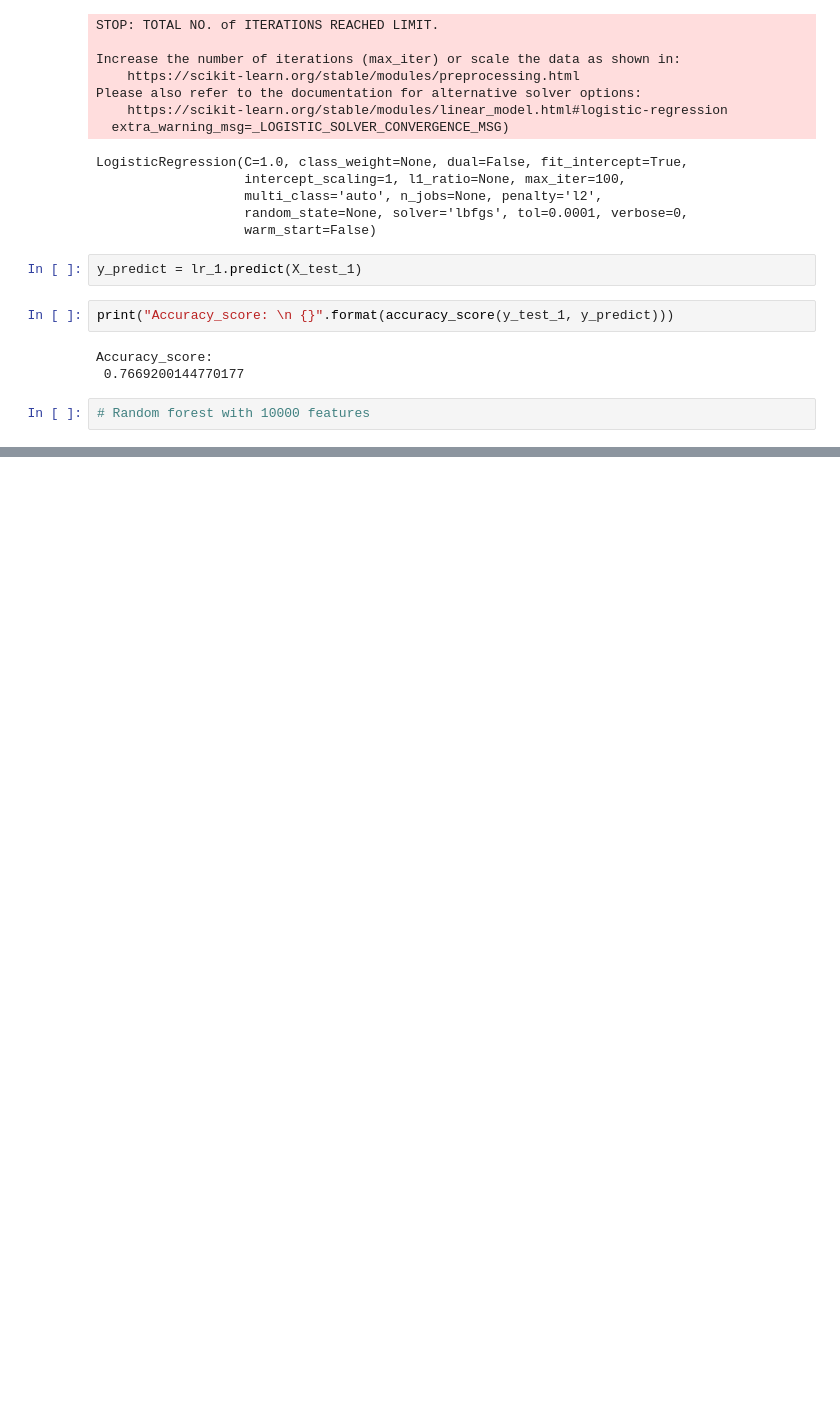
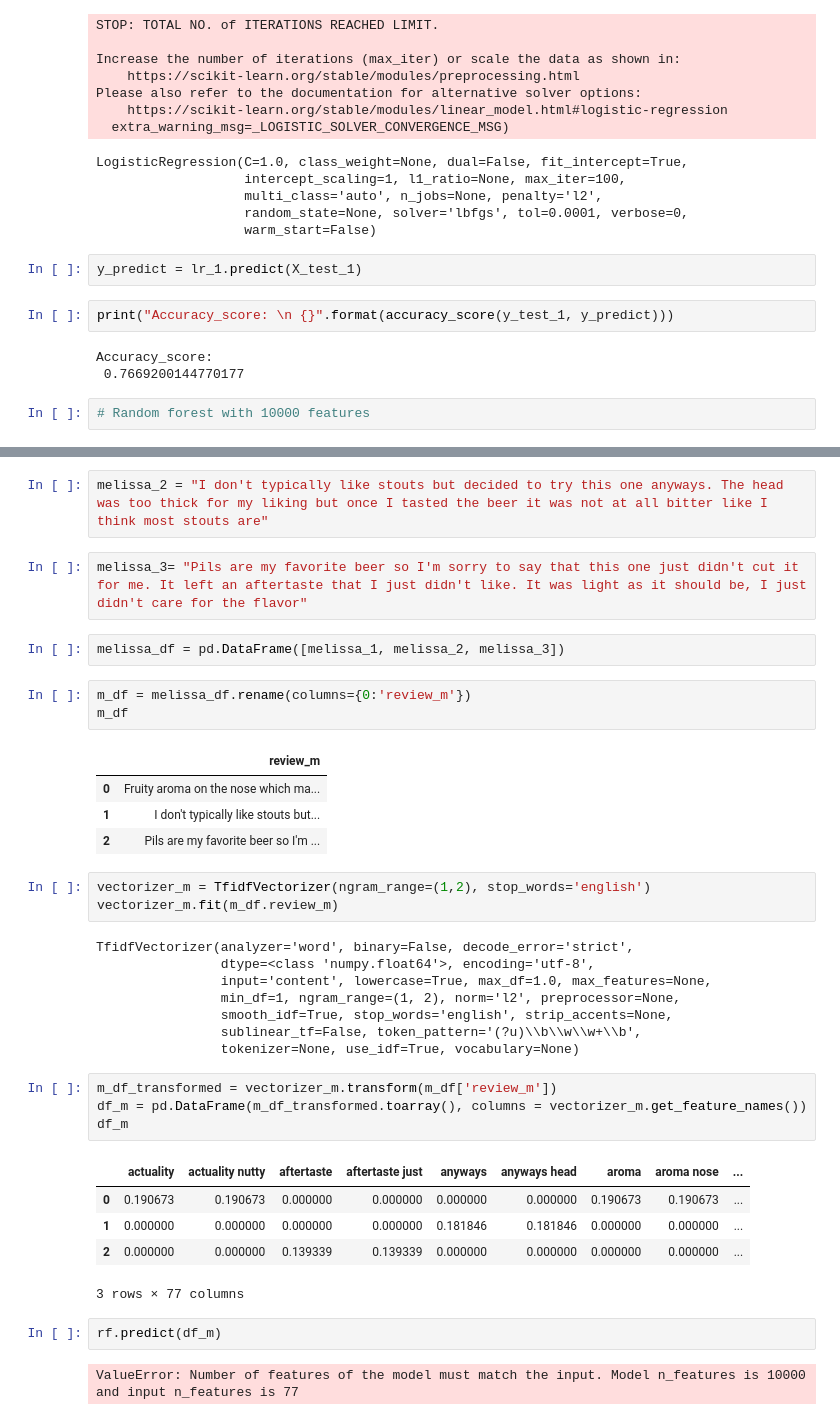
Before and after one commit to saurin33/final_project, a Jupyter notebook: sentiment_analysis.ipynb, the cells around one changed output, grey strips where cells are left out. Saved outputs shown, nothing was run; the diff lists cells and outputs as text; blank space fills up the shorter version.

```diff
--- a/sentiment_analysis.ipynb
+++ b/sentiment_analysis.ipynb
@@ -577,0 +689,39 @@ Accuracy_score:
+# %%
+melissa_2 = "I don't typically like stouts but decided to try this one anyways. The head was too thick for my liking but once I tasted the beer it was not at all bitter like I think most stouts are"
+# %%
+melissa_3= "Pils are my favorite beer so I'm sorry to say that this one just didn't cut it for me. It left an aftertaste that I just didn't like. It was light as it should be, I just didn't care for the flavor"
+# %%
+melissa_df = pd.DataFrame([melissa_1, melissa_2, melissa_3])
+# %%
+m_df = melissa_df.rename(columns={0:'review_m'})
+m_df
+# %% [output]
+|  | review_m |
+| 0 | Fruity aroma on the nose which ma... |
+| 1 | I don't typically like stouts but... |
+| 2 | Pils are my favorite beer so I'm ... |
+# %%
+vectorizer_m = TfidfVectorizer(ngram_range=(1,2), stop_words='english')
+vectorizer_m.fit(m_df.review_m)
+# %% [output]
+TfidfVectorizer(analyzer='word', binary=False, decode_error='strict',
+                dtype=<class 'numpy.float64'>, encoding='utf-8',
+                input='content', lowercase=True, max_df=1.0, max_features=None,
+                min_df=1, ngram_range=(1, 2), norm='l2', preprocessor=None,
+                smooth_idf=True, stop_words='english', strip_accents=None,
+                sublinear_tf=False, token_pattern='(?u)\\b\\w\\w+\\b',
+                tokenizer=None, use_idf=True, vocabulary=None)
+# %%
+m_df_transformed = vectorizer_m.transform(m_df['review_m'])
+df_m = pd.DataFrame(m_df_transformed.toarray(), columns = vectorizer_m.get_feature_names())
+df_m
+# %% [output]
+|  | actuality | actuality nutty | aftertaste | aftertaste just | anyways | anyways head | aroma | aroma nose | ... |
+| 0 | 0.190673 | 0.190673 | 0.000000 | 0.000000 | 0.000000 | 0.000000 | 0.190673 | 0.190673 | ... |
+| 1 | 0.000000 | 0.000000 | 0.000000 | 0.000000 | 0.181846 | 0.181846 | 0.000000 | 0.000000 | ... |
+| 2 | 0.000000 | 0.000000 | 0.139339 | 0.139339 | 0.000000 | 0.000000 | 0.000000 | 0.000000 | ... |
+3 rows × 77 columns
+# %%
+rf.predict(df_m)
+# %% [output]
+ValueError: Number of features of the model must match the input. Model n_features is 10000 and input n_features is 77
```
Also changed, not shown: parts of 52 cells of this notebook.
